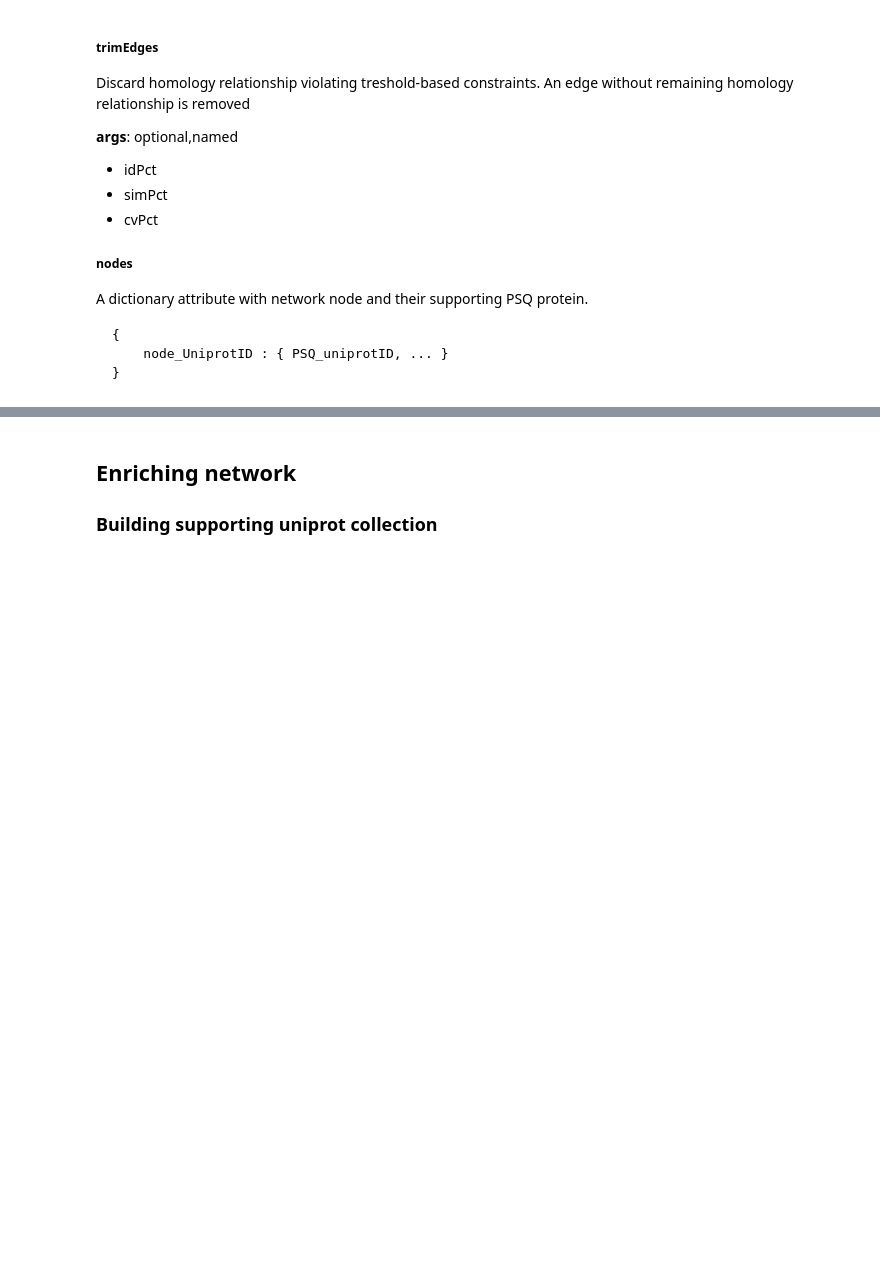
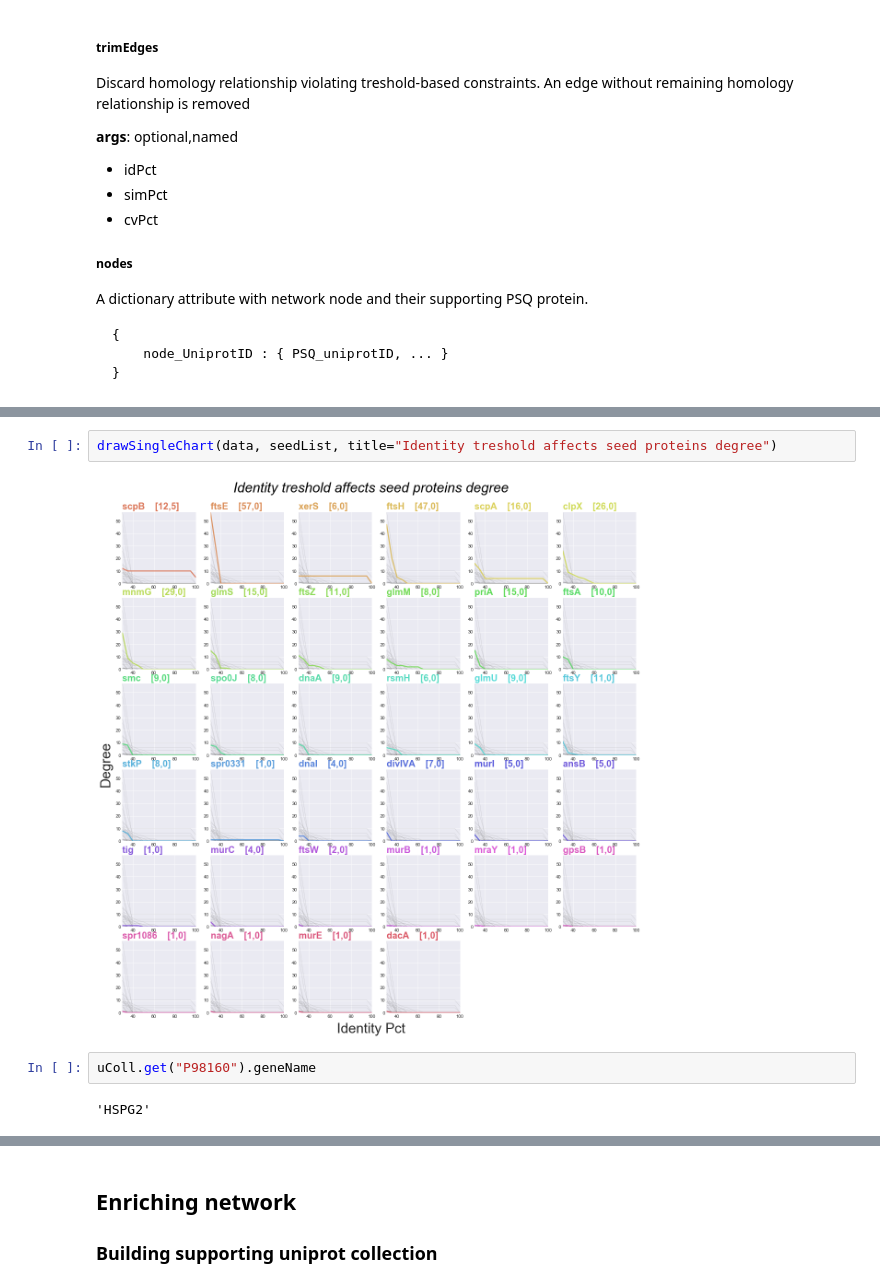
Before and after one commit to glaunay/omegaLoMo, a Jupyter notebook: buildNetwork.ipynb, the cells around one changed output, grey strips where cells are left out. Saved outputs shown, nothing was run; the diff lists cells and outputs as text; blank space fills up the shorter version.

```diff
--- a/buildNetwork.ipynb
+++ b/buildNetwork.ipynb
@@ -292,0 +445,8 @@ Current number of edges 97
+# %%
+drawSingleChart(data, seedList, title="Identity treshold affects seed proteins degree")
+# %% [output]
+[figure, added]
+# %%
+uColl.get("P98160").geneName
+# %% [output]
+'HSPG2'
```
Also changed, not shown: parts of 27 cells of this notebook, 2 other files.
